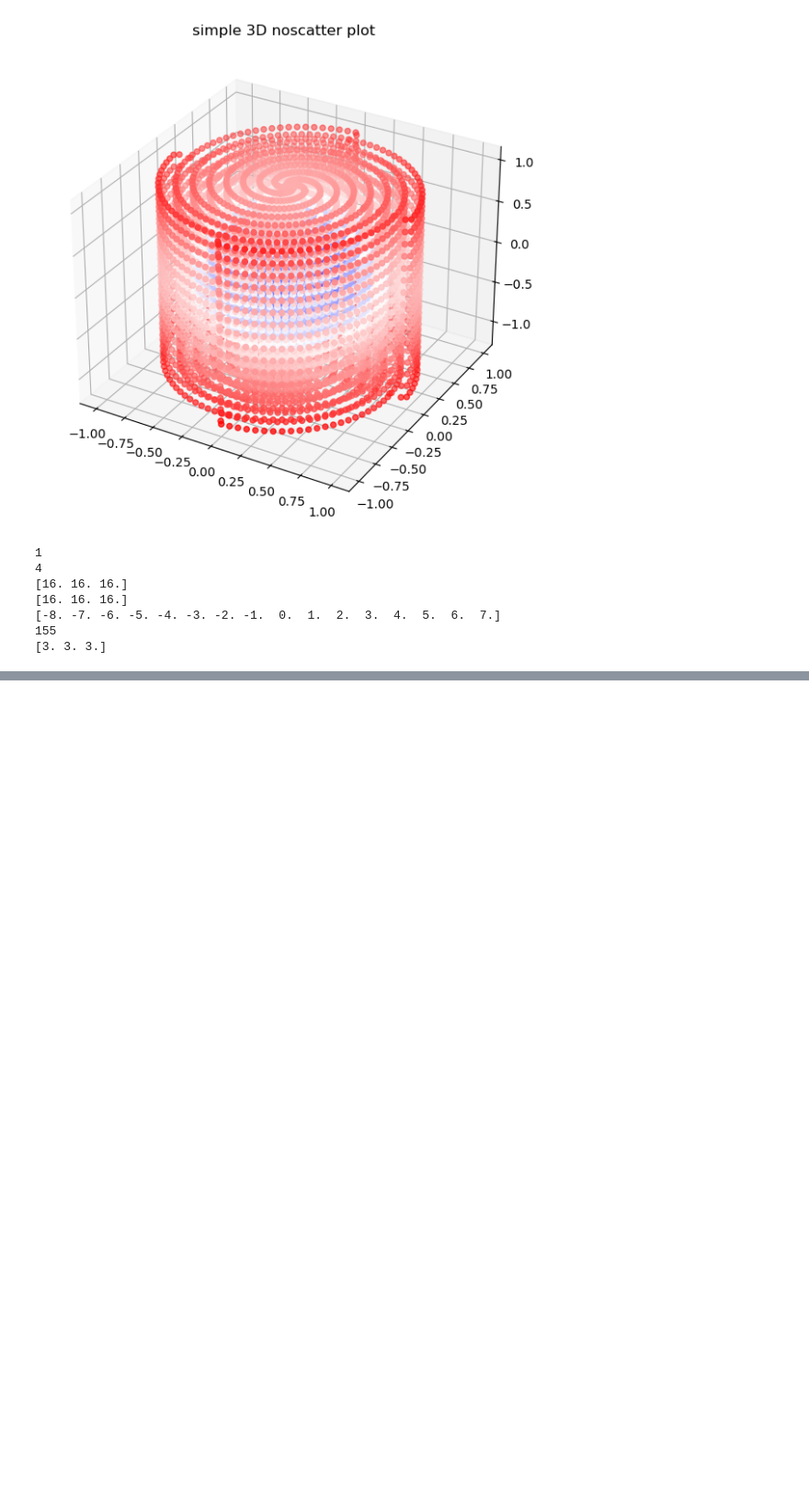
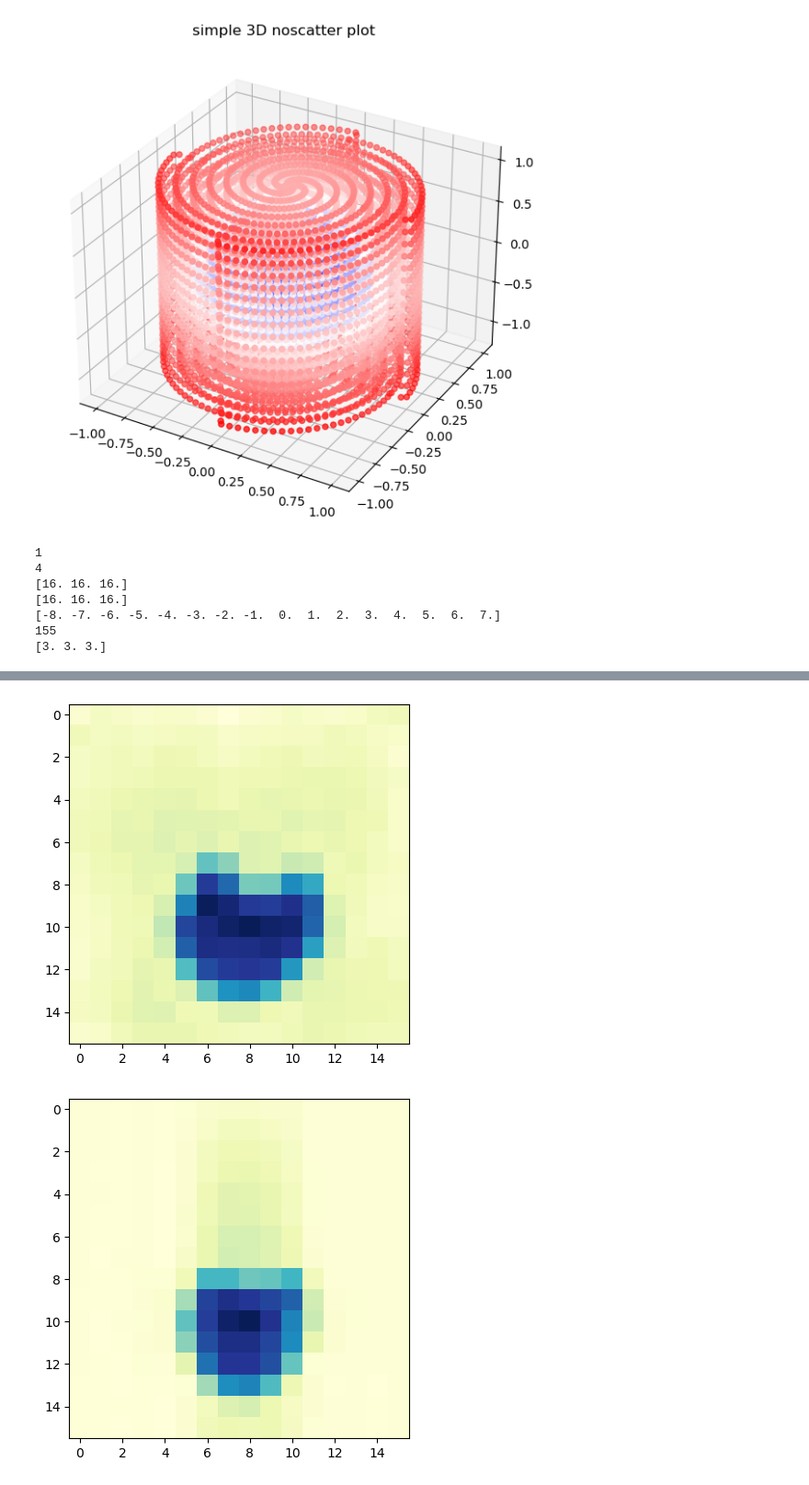
Before and after one commit to Xiao-JI-94158/pyHydra, a Jupyter notebook: spiralTest.ipynb, the cells around one changed output, grey strips where cells are left out. Shown at 92% size. Drawn from its saved outputs; the diff is of its cells as text; code cells hidden in the pictures; blank space fills up the shorter version.

Commit message:
Changes to be committed: 	modified:   spiralTest.ipynb
    Updated correct spiral-stack-3d recon

```diff
--- a/spiralTest.ipynb
+++ b/spiralTest.ipynb
@@ -445,0 +379,13 @@ No OpenCL device found. Check your pyopencl installation.
+# %%
+plt.figure()
+plt.imshow(np.abs(recon)[:,:,8], cmap=cm.YlGnBu)
+plt.show()
+plt.figure()
+plt.imshow(np.abs(recon)[:,8,:], cmap=cm.YlGnBu)
+plt.show()
+plt.figure()
+plt.imshow(np.abs(recon)[8,:,:], cmap=cm.YlGnBu)
+plt.show()
+# %% [output]
+[figure, added]
+[figure, added]
```
Also changed, not shown: parts of 12 cells of this notebook.
